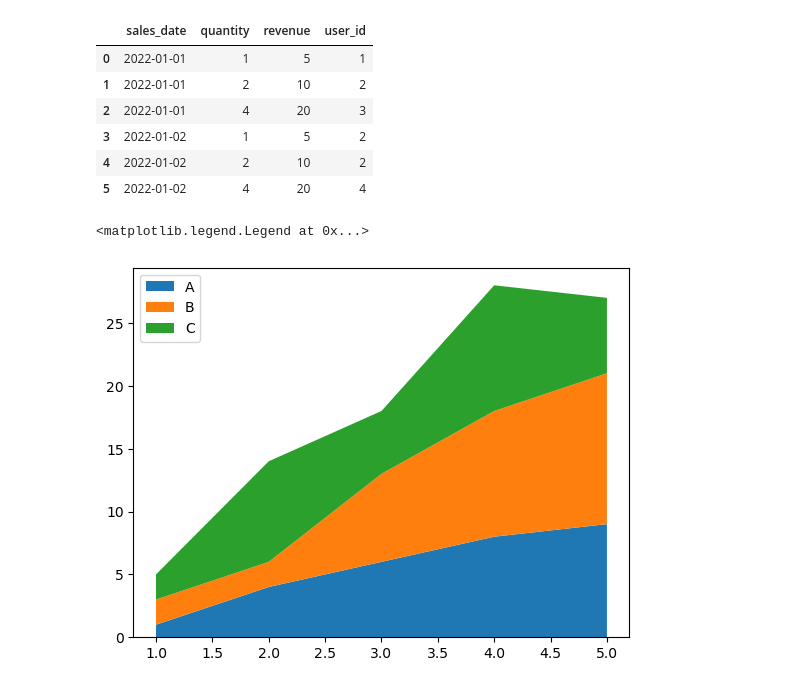
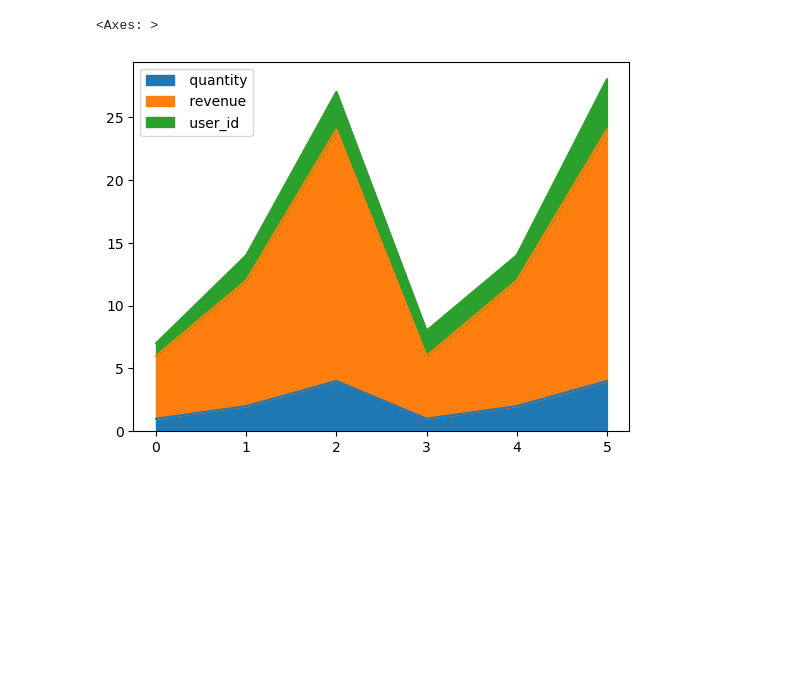
Before and after one commit to sbalnojan/easy-functional-data-engineering, a Jupyter notebook: example_6/charts/order_status_chart.ipynb, the cells around one changed output. Cells and saved outputs as stored; diff of their text form; code cells hidden in the pictures; blank space fills up the shorter version.

Commit message:
change to pd innate plotting functions

```diff
--- a/example_6/charts/order_status_chart.ipynb
+++ b/example_6/charts/order_status_chart.ipynb
@@ -5,21 +4,9 @@ import pandas as pd
 # %%
 # Create data
 orders = pd.read_csv("imported_data/orders.csv", header=0)
 users = pd.read_csv("imported_data/users.csv", header=0)
 
-orders
+orders.plot.area()
 # %% [output]
-|  | sales_date | quantity | revenue | user_id |
-| 0 | 2022-01-01 | 1 | 5 | 1 |
-| 1 | 2022-01-01 | 2 | 10 | 2 |
-| 2 | 2022-01-01 | 4 | 20 | 3 |
-| 3 | 2022-01-02 | 1 | 5 | 2 |
-| 4 | 2022-01-02 | 2 | 10 | 2 |
-| 5 | 2022-01-02 | 4 | 20 | 4 |
+<Axes: >
+[figure, added]
-# %%
-# Basic stacked area chart.
-plt.stackplot(x,y1, y2, y3, labels=['A','B','C'])
-plt.legend(loc='upper left')
-# %% [output]
-<matplotlib.legend.Legend at 0x...>
-[figure, removed]
```
Also changed, not shown: parts of 1 cell of this notebook.
